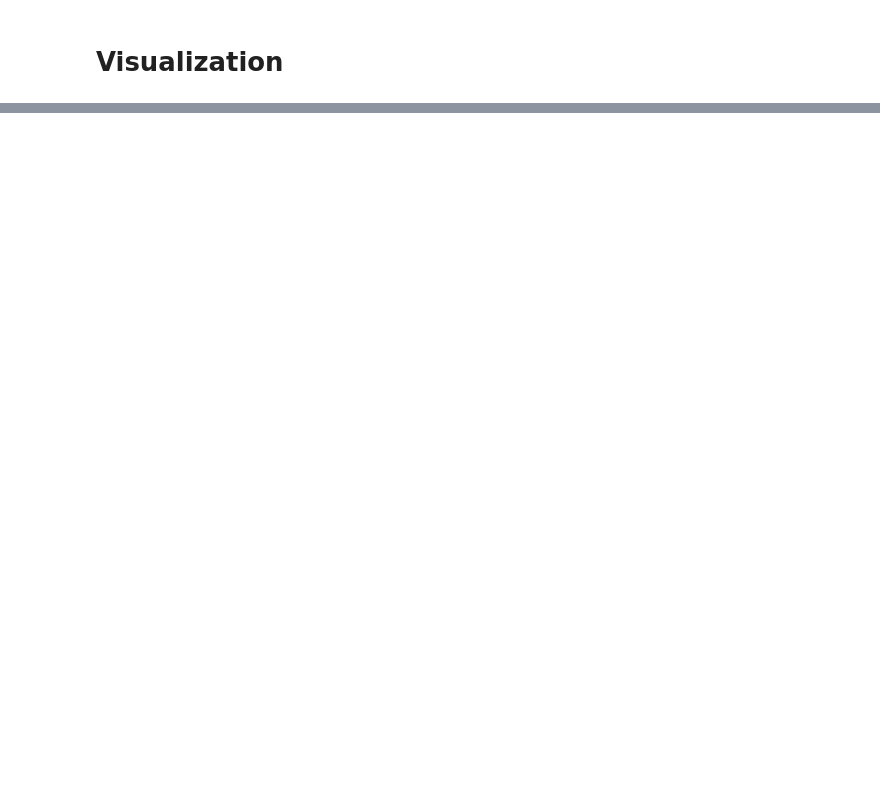
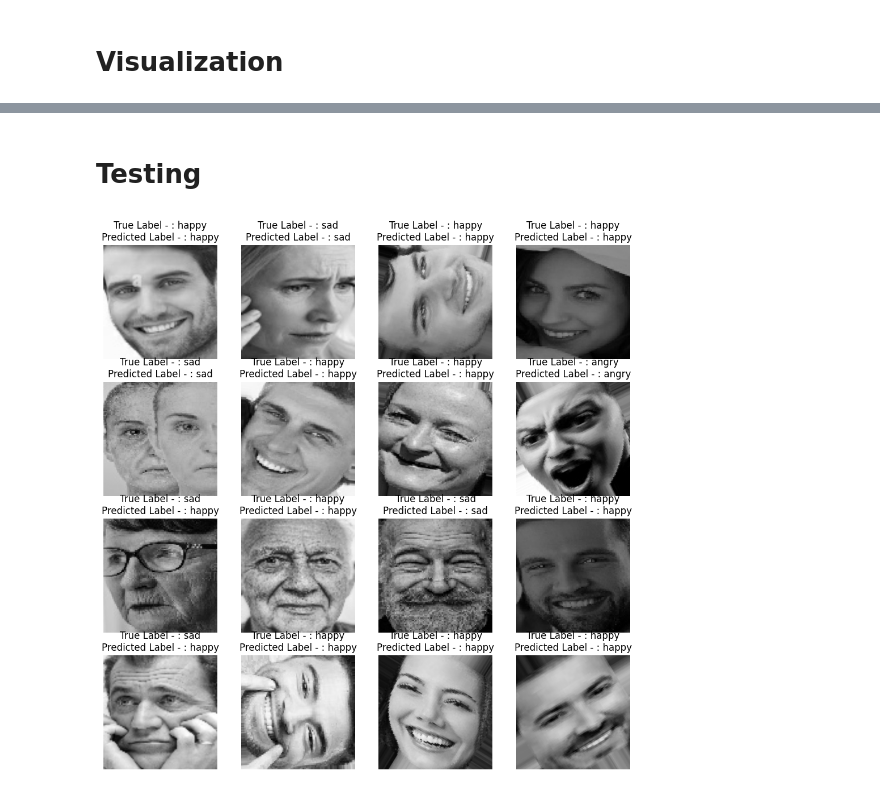
Before and after one commit to LeoMcBills/ML_humanEmotionDetection, a Jupyter notebook: Human_Emotion_Detection.ipynb, the cells around one changed output, grey strips where cells are left out. Drawn from its saved outputs; the diff is of its cells as text; code cells hidden in the pictures; blank space fills up the shorter version.

```diff
--- a/Human_Emotion_Detection.ipynb
+++ b/Human_Emotion_Detection.ipynb
@@ -263,0 +281,2 @@ print(history.history)
+# %% [markdown]
+# Testing
@@ -263,0 +291,13 @@ print(history.history)
+# %%
+plt.figure(figsize = (12, 12))
+
+for images, labels in val_dataset.take(1):
+  for i in range(16):
+    ax = plt.subplot(4, 4, i+1)
+    plt.imshow(images[i]/255.)
+    plt.title("True Label - : " + CLASS_NAMES[tf.argmax(labels[i], axis = 0).numpy()]
+              + "\n" + "Predicted Label - : "
+              + CLASS_NAMES[tf.argmax(lenet_model(tf.expand_dims(images[i], axis = 0)), axis = -1).numpy()[0]])
+    plt.axis("off")
+# %% [output]
+[figure, added]
```
Also changed, not shown: parts of 7 cells of this notebook.
